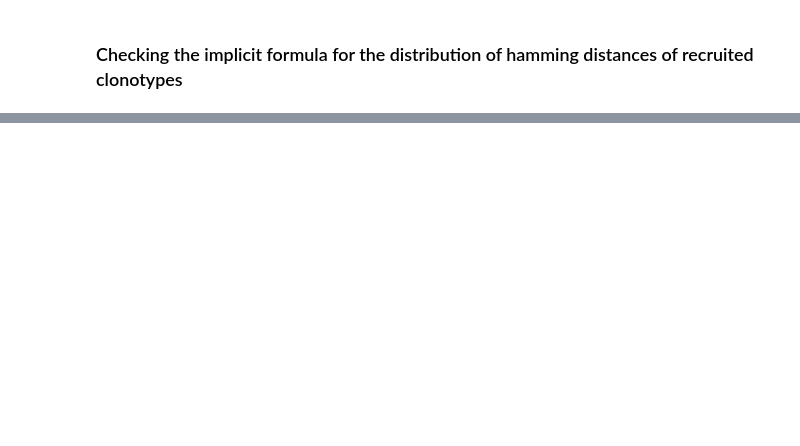
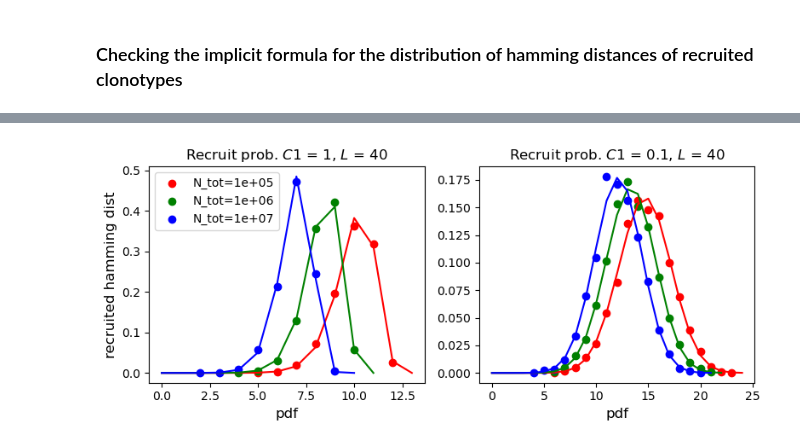
Before and after one commit to statbiophys/TT-inhibition, a Jupyter notebook: string_model_params_num.ipynb, the cells around one changed output, grey strips where cells are left out. Cells and saved outputs as stored; diff of their text form; code cells hidden in the pictures; blank space fills up the shorter version.

```diff
--- a/string_model_params_num.ipynb
+++ b/string_model_params_num.ipynb
@@ -151,0 +227,44 @@ plt.savefig(f'plots/evo_model/test_h_recruit_num_L={L}.svg', facecolor='w')
+# %%
+all_hs1, all_hs2 = [], []
+for i, N_tot in enumerate(N_tots):
+    aux1, aux2 = [], []
+    for r in range(R):
+        aux1.extend(h_recruit_post1[r][i])
+        aux2.extend(h_recruit_post2[r][i])
+    all_hs1.append(aux1)
+    all_hs2.append(aux2)
+
+fig, (ax1, ax2) = plt.subplots(1,2,figsize=(8,3.5))
+colors = ['r', 'g', 'b']
+
+ax1.set_title(rf'Recruit prob. $C1$ = {C11}, $L$ = {L}')
+ax1.set_xlabel('pdf', fontsize=12)
+ax1.set_ylabel('recruited hamming dist', fontsize=12)
+
+for i, N_tot in enumerate(N_tots):
+    h_uni1, h_count1 = np.unique(all_hs1[i], return_counts=True)
+    h=ax1.scatter(h_uni1, h_count1/h_count1.sum(), label=f'N_tot=%.g'%N_tot, c=colors[i])
+    hs = np.arange(max(h_uni1)+2)
+    ps = w_pass2(hs, C0s1[i], C11, L)
+    ps /= ps.sum()
+    ax1.plot(hs, ps, c=colors[i])
+
+#ax1.legend(loc=2)
+
+ax2.set_title(rf'Recruit prob. $C1$ = {C12}, $L$ = {L}')
+ax2.set_xlabel('pdf', fontsize=12)
+#ax1.set_ylabel('recruited hamming dist', fontsize=12)
+for i, N_tot in enumerate(N_tots):
+    h_uni2, h_count2 = np.unique(all_hs2[i], return_counts=True)
+    h=ax2.scatter(h_uni2, h_count2/h_count2.sum(), label=f'N_tot=%.g'%N_tot, c=colors[i])
+    hs = np.arange(max(h_uni2)+2)
+    ps = w_pass2(hs, C0s2[i], C12, L)
+    ps /= ps.sum()
+    ax2.plot(hs, ps, c=colors[i])
+
+ax1.legend(loc=0)
+
+plt.tight_layout()
+#plt.savefig(f'plots/evo_model/test_h_recruit_num_L={L}.svg', facecolor='w')
+# %% [output]
+[figure, added]
```
Also changed, not shown: parts of 7 cells of this notebook, 51 other files.
